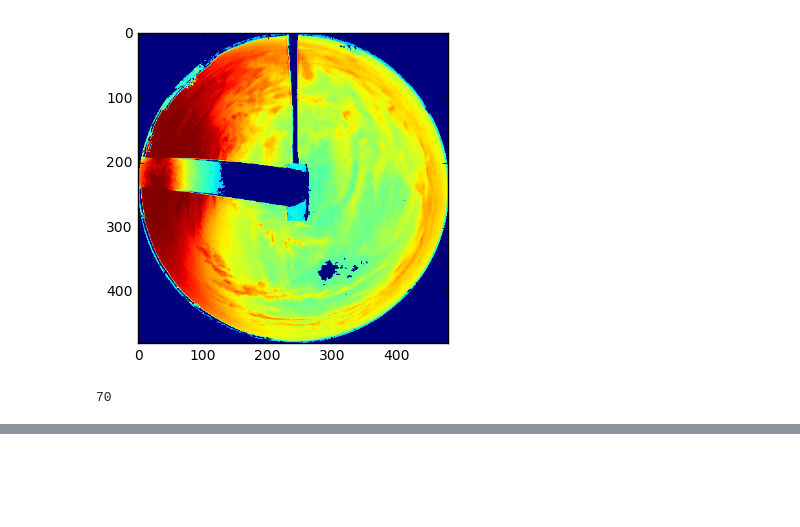
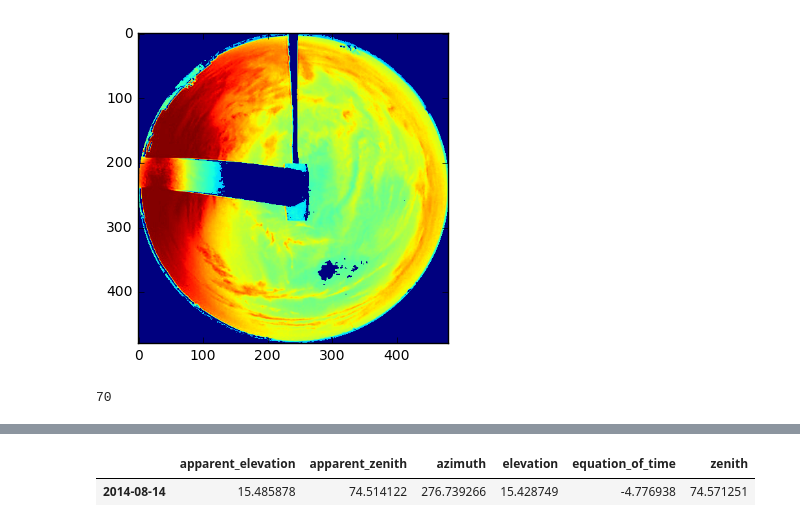
Before and after one commit to djgagne/deepsky, a Jupyter notebook: notebooks/TSI Analysis.ipynb, the cells around one changed output, grey strips where cells are left out. Cells and saved outputs as stored; diff of their text form; code cells hidden in the pictures; blank space fills up the shorter version.

```diff
--- a/notebooks/TSI Analysis.ipynb
+++ b/notebooks/TSI Analysis.ipynb
@@ -146,0 +137,8 @@ array([[[ 41,  68,  27],
+# %%
+sgp_lat = 36.605
+sgp_lon = -97.485
+altitude = 318
+get_solarposition(pd.Timestamp('20140814000000'), sgp_lat, sgp_lon, altitude=altitude)
+# %% [output]
+|  | apparent_elevation | apparent_zenith | azimuth | elevation | equation_of_time | zenith |
+| 2014-08-14 | 15.485878 | 74.514122 | 276.739266 | 15.428749 | -4.776938 | 74.571251 |
```
Also changed, not shown: parts of 6 cells of this notebook, 2 other files.
